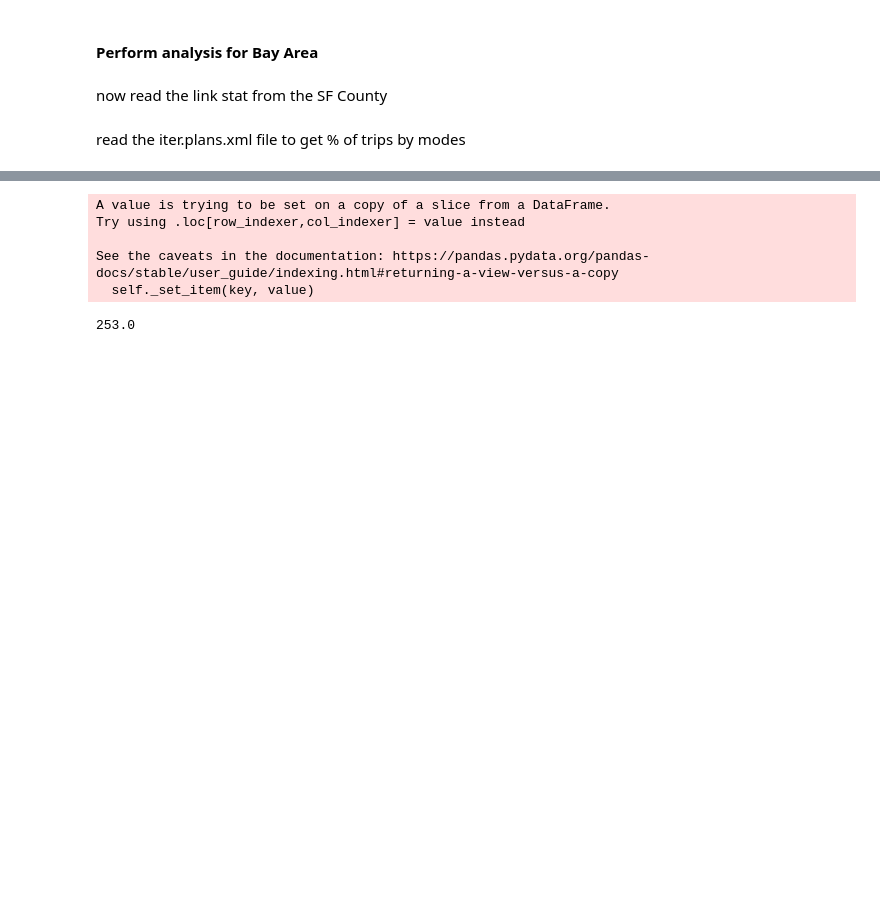
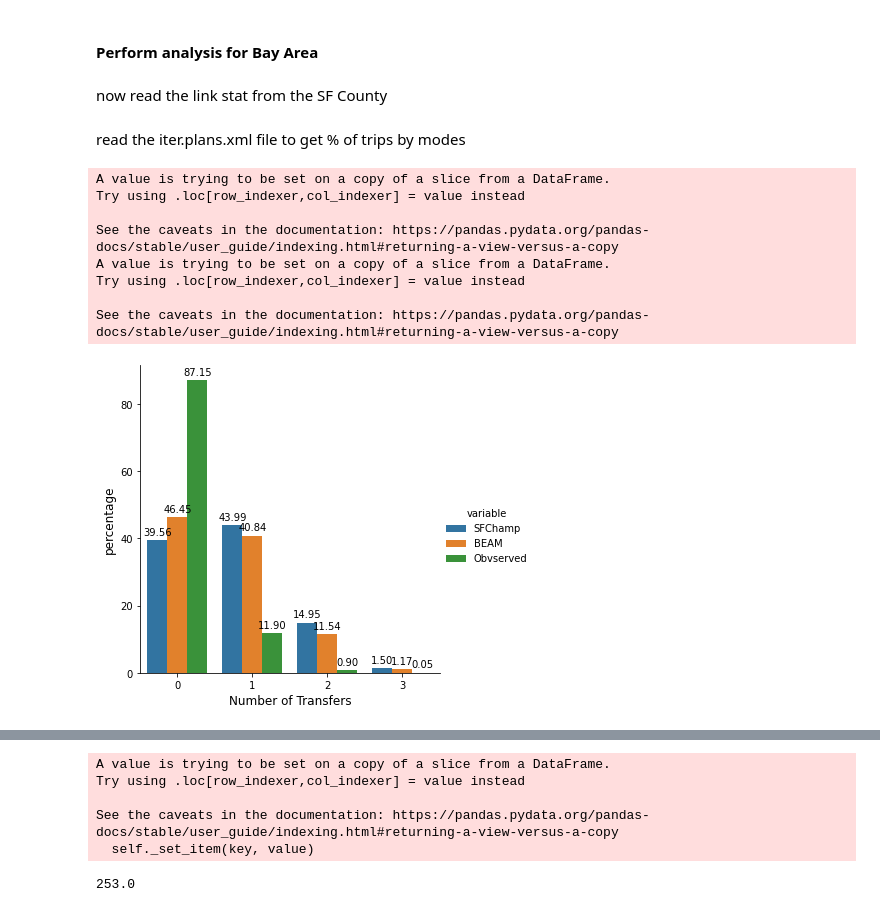
Before and after one commit to vsgo222/BEAM_Summary, a Jupyter notebook: 1.5 - Summary_Sheet_5pct_usingevents.ipynb, the cells around one changed output, grey strips where cells are left out. Drawn from its saved outputs; the diff is of its cells as text; code cells hidden in the pictures; blank space fills up the shorter version.

Commit message:
Modified BEAM Simulation run summary, added noofTransfer Chart and worksheet

```diff
--- a/1.5 - Summary_Sheet_5pct_usingevents.ipynb
+++ b/1.5 - Summary_Sheet_5pct_usingevents.ipynb
@@ -43,7 +50,7 @@ def get_iteration_count(simulation_run):
         list_iter.append(int(name.rsplit("it.")[1]))
     return max((list_iter)),min((list_iter))
 # setup the BEAM model output folder name here
-simulation_run = "updated-mc-coefficient-new-tpcm-utility-calculation__eko"
+simulation_run = "calibration-trial-20__gmu"
 last_iter,first_iter = get_iteration_count(simulation_run)
 
 # get the path of the simulation run and also get its creation date
@@ -375,5 +391,57 @@ class detailed_events(object):
 dfBayAreaBeamEvents = detailed_events(BASE_DIR.parent.joinpath("runs", simulation_run,"ITERS",("it."+str(last_iter)),(str(last_iter)+".events.csv.gz")))
 dfBayAreaZerothEvents = detailed_events(BASE_DIR.parent.joinpath("runs", simulation_run,"ITERS",("it."+str(first_iter)),(str(first_iter)+".events.csv.gz")))
+# %%
+# get the number of transfers pic
+df = dfBayAreaBeamEvents.get_ii_nTransfers()
+dlast = df["numberofTransfers"].value_counts(sort=True,normalize=True).sort_index()*100
+dfLast = dlast.rename_axis('noofTransfers').reset_index(name='counts')
+
+df = dfBayAreaZerothEvents.get_ii_nTransfers()
+dzero = df["numberofTransfers"].value_counts(sort=True,normalize=True).sort_index()*100
+dfZero = dzero.rename_axis('noofTransfers').reset_index(name='counts')
+
+# observed percentage values
+d = {'noofTransfers': [0,1,2,3], 'LRT':[89.7, 9.7, 0.6, 0.0], "bus":[84.6,14.1,1.2,0.1]}
+dfObserved = pd.DataFrame(data=d)
+dfObserved["avg_pct"] = dfObserved[["LRT","bus"]].mean(axis=1)
+dfObserved = dfObserved[["noofTransfers","avg_pct"]]
+# dfObserved
+
+#melt the dataframes
+df = pd.merge(dfZero,dfLast, on='noofTransfers')
+df = pd.merge(df,dfObserved,on="noofTransfers")
+
+df.rename(columns={"counts_x":"SFChamp","counts_y":"BEAM","avg_pct":"Obvserved"},inplace=True)
+df = pd.melt(df, id_vars="noofTransfers", value_vars=["SFChamp","BEAM","Obvserved"])
+# df
+
+
+# create bar plot
+g = sns.catplot(x='noofTransfers', y='value', hue='variable', data=df, kind='bar')
+plt.xlabel("Number of Transfers", fontsize = 12)
+plt.ylabel("percentage", fontsize = 12)
+# label the bar columns
+for ax in g.axes.ravel():
+    for p in ax.patches:
+        ax.annotate(format(p.get_height(), '.2f'), (p.get_x() + p.get_width() / 2., p.get_height()), ha = 'center', va = 'center', xytext = (0, 8), textcoords = 'offset points')
+# Iterate through the list of axes' patches
+# for p in ax.patches:
+#     ax.text(p.get_x() + p.get_width()/2., p.get_height(), '%d' % int(p.get_height()),
+#             fontsize=10, color='red', ha='center', va='bottom')
+# Saving the Seaborn Figure:
+outfp = BASE_DIR.parent.joinpath("exported", f"Comparision -{simulation_run} -Number of Transfers.png")
+# Saving the Seaborn Figure:
+plt.savefig(outfp,dpi=300)
+# %% [output]
+A value is trying to be set on a copy of a slice from a DataFrame.
+Try using .loc[row_indexer,col_indexer] = value instead
+
+See the caveats in the documentation: https://pandas.pydata.org/pandas-docs/stable/user_guide/indexing.html#returning-a-view-versus-a-copy
+A value is trying to be set on a copy of a slice from a DataFrame.
+Try using .loc[row_indexer,col_indexer] = value instead
+
+See the caveats in the documentation: https://pandas.pydata.org/pandas-docs/stable/user_guide/indexing.html#returning-a-view-versus-a-copy
+[figure, added]
 # %%
 # dfLast = dfBayAreaBeamEvents.dfEvents
 # dfFirst = dfBayAreaZerothEvents.dfEvents
```
Also changed, not shown: parts of 12 cells of this notebook, 2 other files.
